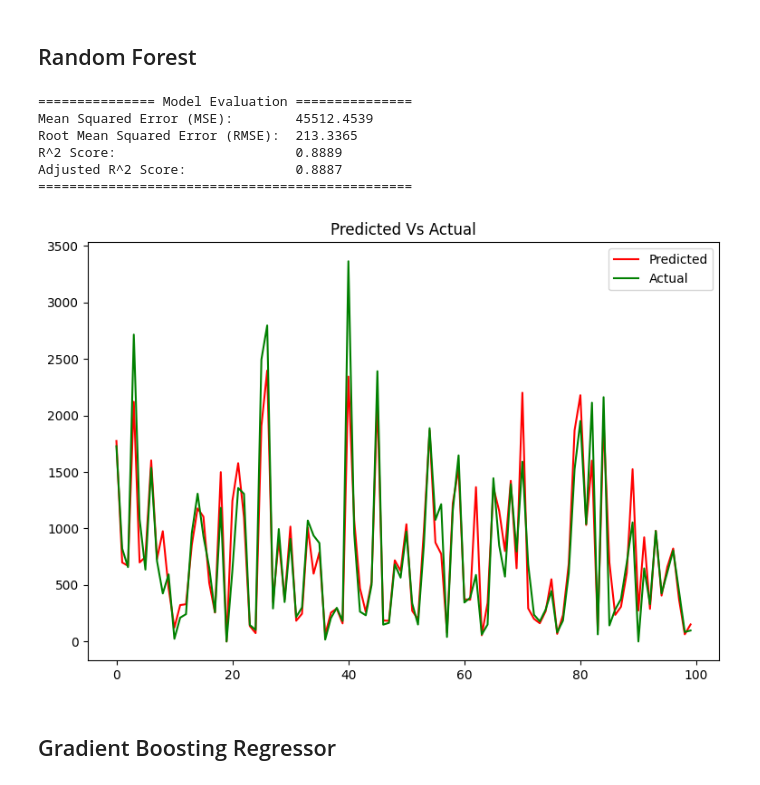
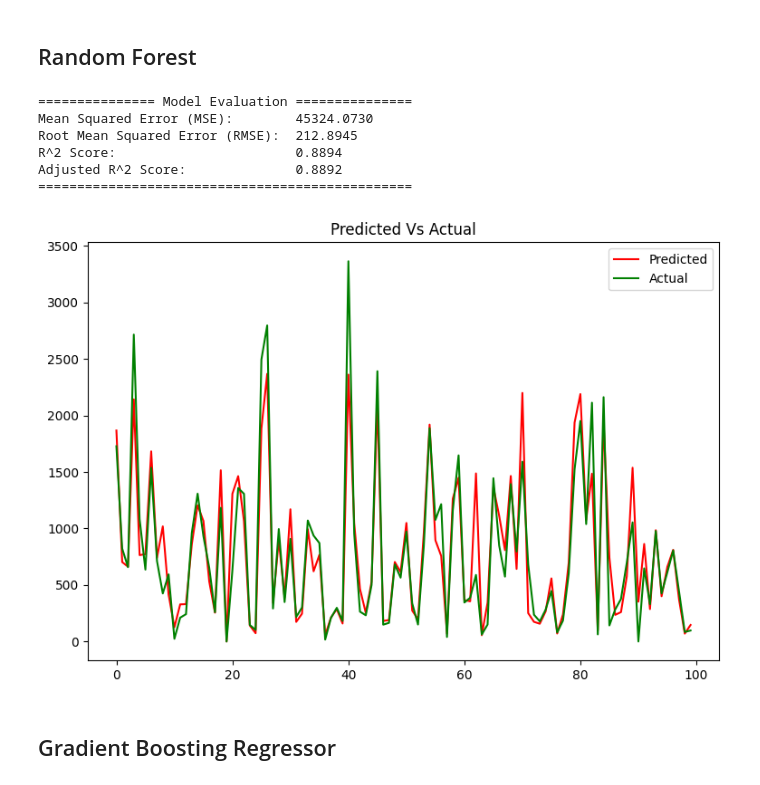
Before and after one commit to Deeppatel0510/Bike_Sharing_Demand_Prediction_ML_Regression, a Jupyter notebook: Bike_Sharing_Demand_Prediction.ipynb, the cells around one changed output. Saved outputs shown, nothing was run; the diff lists cells and outputs as text; code cells hidden in the pictures.

```diff
--- a/Bike_Sharing_Demand_Prediction.ipynb
+++ b/Bike_Sharing_Demand_Prediction.ipynb
@@ -739,18 +750,18 @@ Adjusted R^2 Score:              0.7791
 ## Random Forest
 # %%
 random_forest_reg = RandomForestRegressor()
-parameters = {'n_estimators' : [5,30,60,90], 'max_depth' : [500,60], 'max_leaf_nodes' : [120, 60,200,30,1000]}
+parameters = {'n_estimators' : [5,30,60,90], 'max_depth' : [100,60], 'max_leaf_nodes' : [120, 60,30,200,1000]}
 rf_grid = GridSearchCV(random_forest_reg, parameters)
 
 reg_models(rf_grid, x_train, x_test, y_train, y_test)
 # %% [output]
 =============== Model Evaluation ===============
-Mean Squared Error (MSE):        45512.4539
-Root Mean Squared Error (RMSE):  213.3365
-R^2 Score:                       0.8889
-Adjusted R^2 Score:              0.8887
+Mean Squared Error (MSE):        45324.0730
+Root Mean Squared Error (RMSE):  212.8945
+R^2 Score:                       0.8894
+Adjusted R^2 Score:              0.8892
 ================================================
-[figure, old version]
+[figure, new version]
 # %% [markdown]
 ## Gradient Boosting Regressor
 # %%
```
Also changed, not shown: parts of 7 cells of this notebook.
